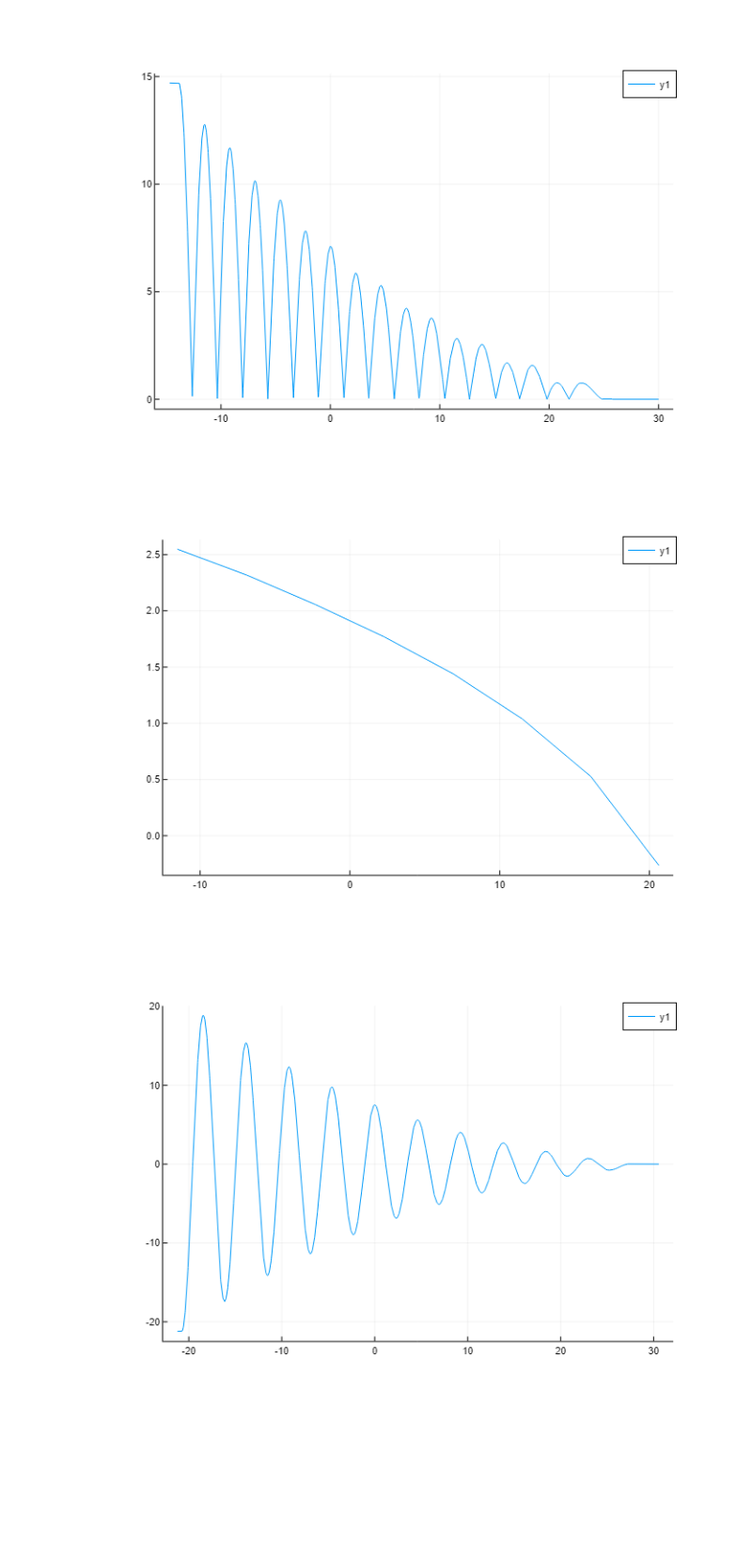
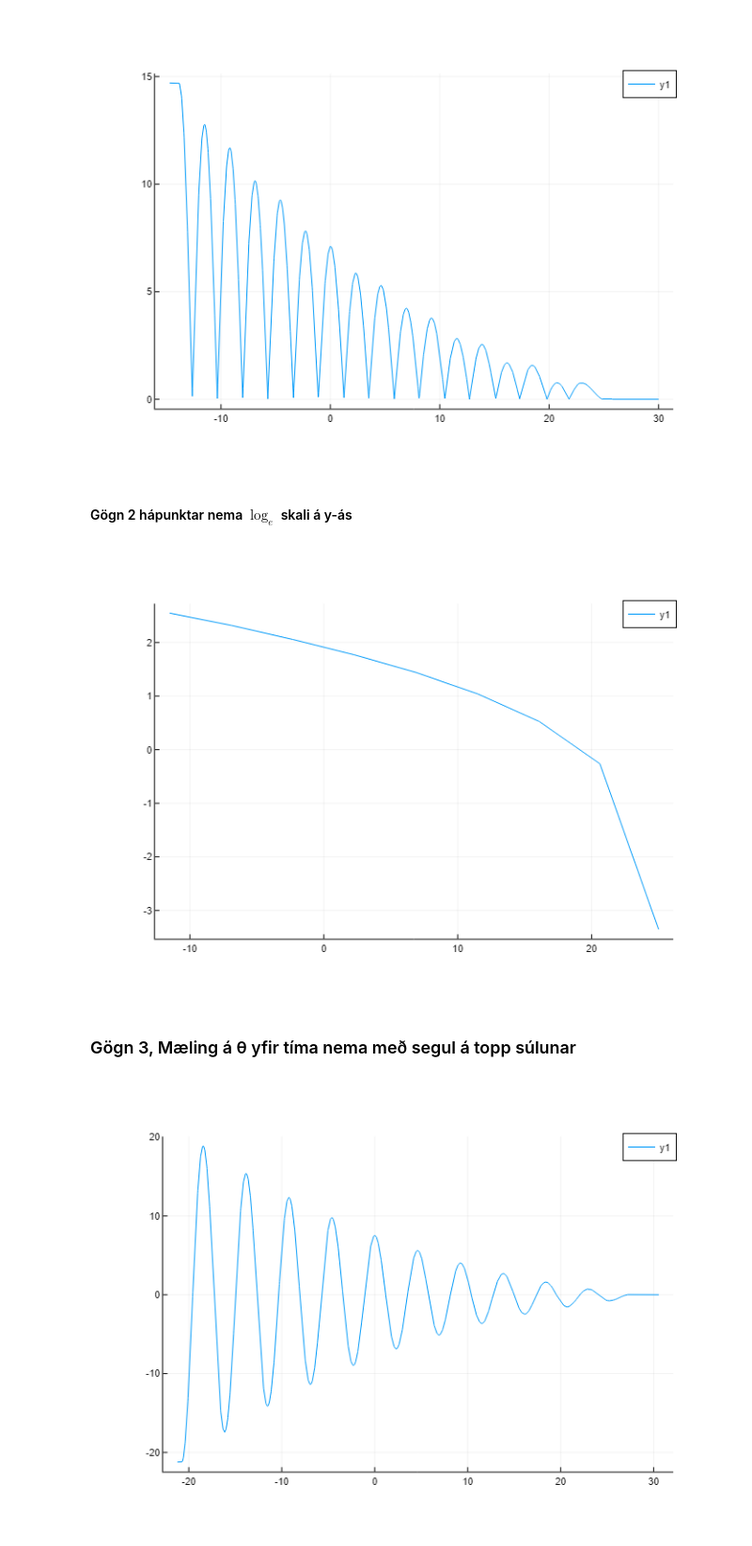
Before and after one commit to AwesomeQuest/verklegt3, a Jupyter notebook: notebook.ipynb, the cells around one changed output. Shown at 94% size. Drawn from its saved outputs; the diff is of its cells as text; code cells hidden in the pictures; blank space fills up the shorter version.

```diff
--- a/notebook.ipynb
+++ b/notebook.ipynb
@@ -31,10 +44,14 @@ scatter!(data2[peaks,1],data2[peaks,2])
 plot(data2[!,1], abs.(data2[!,2]))
 # %% [output]
 [figure]
+# %% [markdown]
+#### Gögn 2 hápunktar nema $\log_e$ skali á y-ás
 # %%
-plot(data2[peaks,1][1:end-1], log.(data2[peaks,2][1:end-1]))
+plot(data2[peaks,1], log.(data2[peaks,2]))
 # %% [output]
-[figure, old version]
+[figure, new version]
+# %% [markdown]
+### Gögn 3, Mæling á θ yfir tíma nema með segul á topp súlunar
 # %%
 data3 = CSV.read("data3.csv", DataFrame)
 data3 = data3 .- data3[end,2]
```
Also changed, not shown: parts of 14 cells of this notebook.
